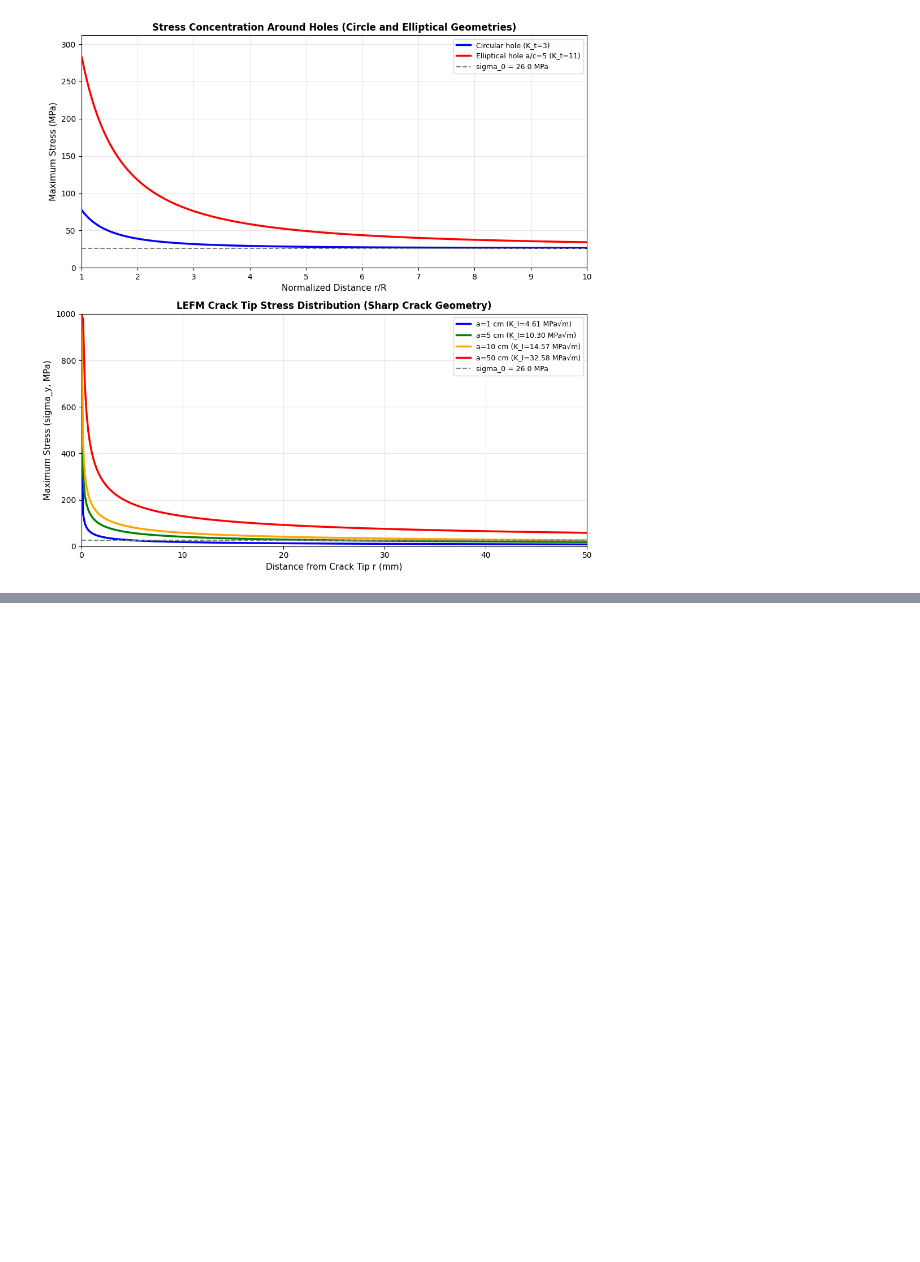
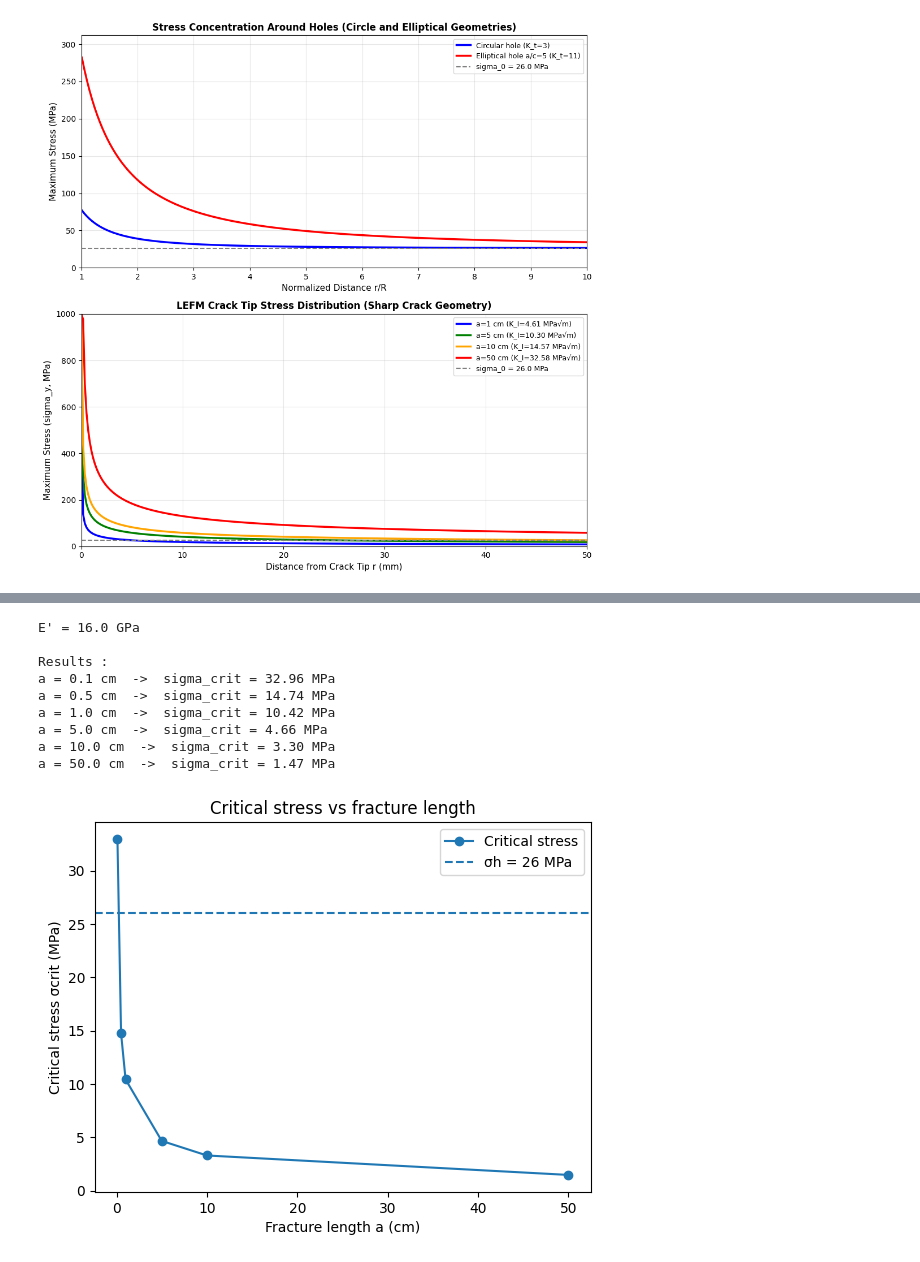
Before and after one commit to nandanajihha/Geomechanics-Q3, a Jupyter notebook: Report exercise Geomechanics and Structural Geology.ipynb, the cells around one changed output, grey strips where cells are left out. Cells and saved outputs as stored; diff of their text form; code cells hidden in the pictures; blank space fills up the shorter version.

```diff
--- a/Report exercise Geomechanics and Structural Geology.ipynb
+++ b/Report exercise Geomechanics and Structural Geology.ipynb
@@ -1279,0 +1380,56 @@ leading to very large local stresses. Therefore sharp ckracks or very ellongated
+# %%
+import numpy as np
+import matplotlib.pyplot as plt
+
+#parameters
+
+E = 15e9          # Young modulus (Pa) -> 15 GPa
+nu = 0.25         # Poisson ratio
+gamma = 100         # surface energy (J/m^2)
+sigma_h = 26e6    # horizontal stress (Pa) -> 26 MPa
+
+# different fracture lenght
+a_cm = np.array([0.1, 0.5, 1, 5, 10, 50])
+a = a_cm / 100
+
+#corrected Young modulus for plane strain
+
+E_prime = E / (1 - nu**2)
+
+print("E' =", E_prime/1e9, "GPa")
+
+#sigma critical:
+
+sigma_crit = np.sqrt((2 * gamma * E_prime) / (np.pi * a *(1-nu**2)))
+
+
+sigma_crit_MPa = sigma_crit / 1e6
+
+print("\nResults :")
+for i in range(len(a)):
+    print(f"a = {a_cm[i]} cm  ->  sigma_crit = {sigma_crit_MPa[i]:.2f} MPa")
+
+#graph
+
+plt.figure()
+
+plt.plot(a_cm, sigma_crit_MPa, marker='o', label="Critical stress")
+plt.axhline(y=26, linestyle="--", label="σh = 26 MPa")
+
+plt.xlabel("Fracture length a (cm)")
+plt.ylabel("Critical stress σcrit (MPa)")
+plt.title("Critical stress vs fracture length")
+plt.legend()
+
+plt.show()
+# %% [output]
+E' = 16.0 GPa
+
+Results :
+a = 0.1 cm  ->  sigma_crit = 32.96 MPa
+a = 0.5 cm  ->  sigma_crit = 14.74 MPa
+a = 1.0 cm  ->  sigma_crit = 10.42 MPa
+a = 5.0 cm  ->  sigma_crit = 4.66 MPa
+a = 10.0 cm  ->  sigma_crit = 3.30 MPa
+a = 50.0 cm  ->  sigma_crit = 1.47 MPa
+[figure, added]
```
Also changed, not shown: parts of 2 cells of this notebook, 1 other file.
